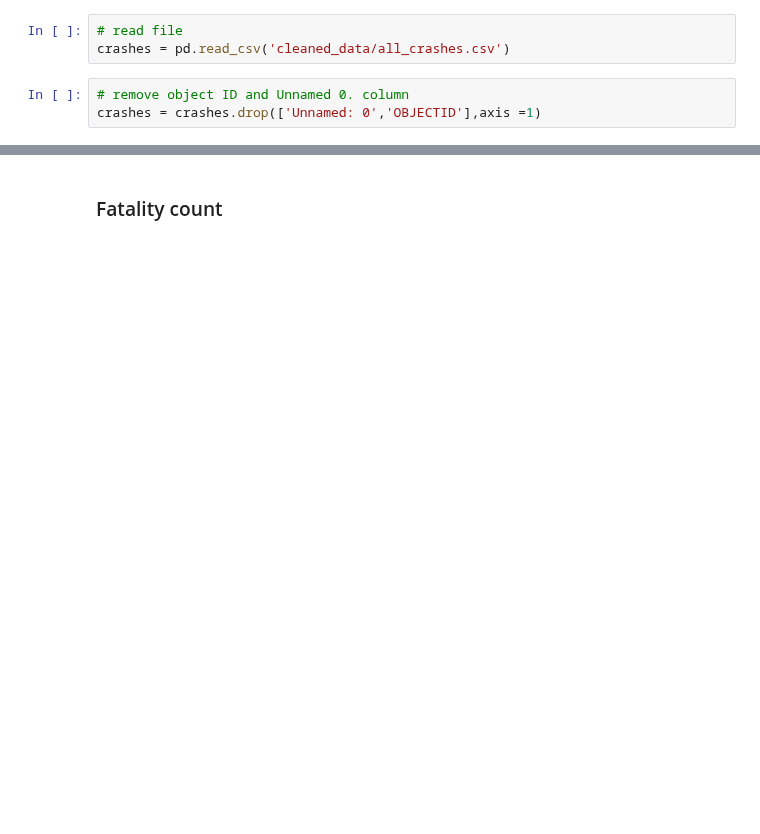
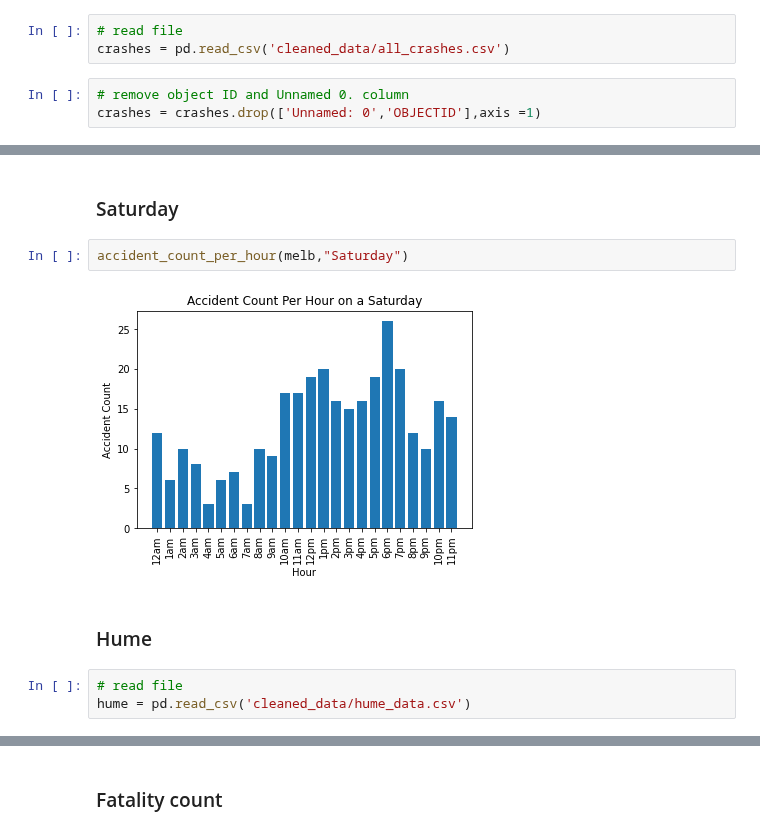
Before and after one commit to MarcusKorea/Crashes_in_Victoria, a Jupyter notebook: weekdays.ipynb, the cells around one changed output, grey strips where cells are left out. Cells and saved outputs as stored; diff of their text form; blank space fills up the shorter version.

```diff
--- a/weekdays.ipynb
+++ b/weekdays.ipynb
@@ -51,0 +166,11 @@ We can see that the amount of accidents increases throughout the week, but there
+# %% [markdown]
+### Saturday
+# %%
+accident_count_per_hour(melb,"Saturday")
+# %% [output]
+[figure, added]
+# %% [markdown]
+### Hume
+# %%
+# read file
+hume = pd.read_csv('cleaned_data/hume_data.csv')
```
Also changed, not shown: parts of 48 cells of this notebook.
